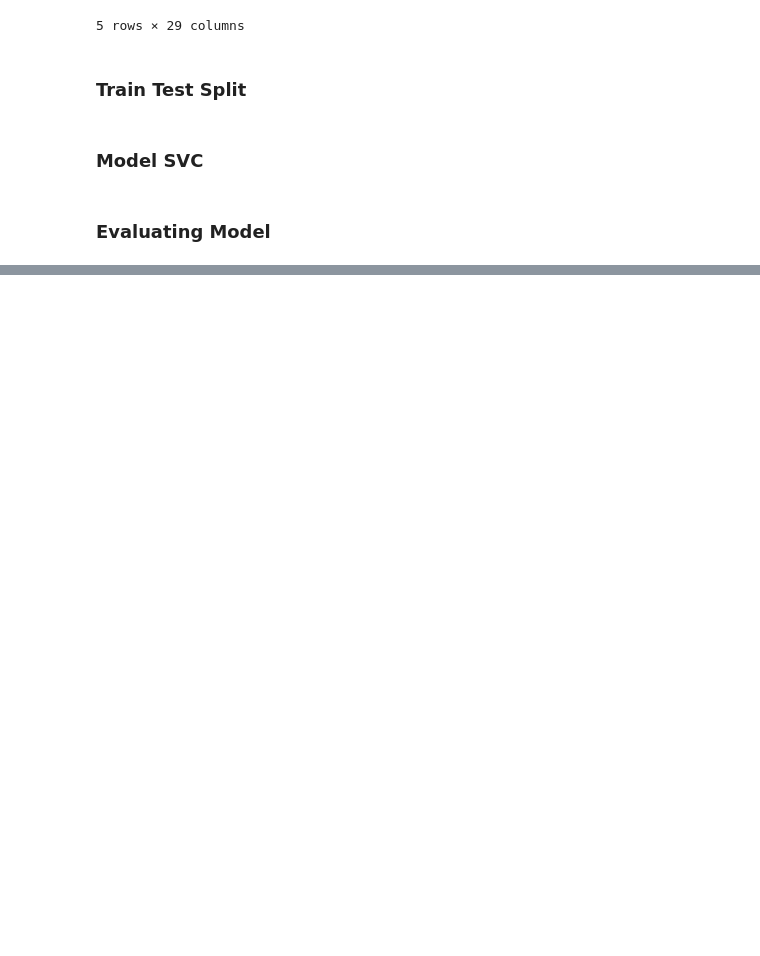
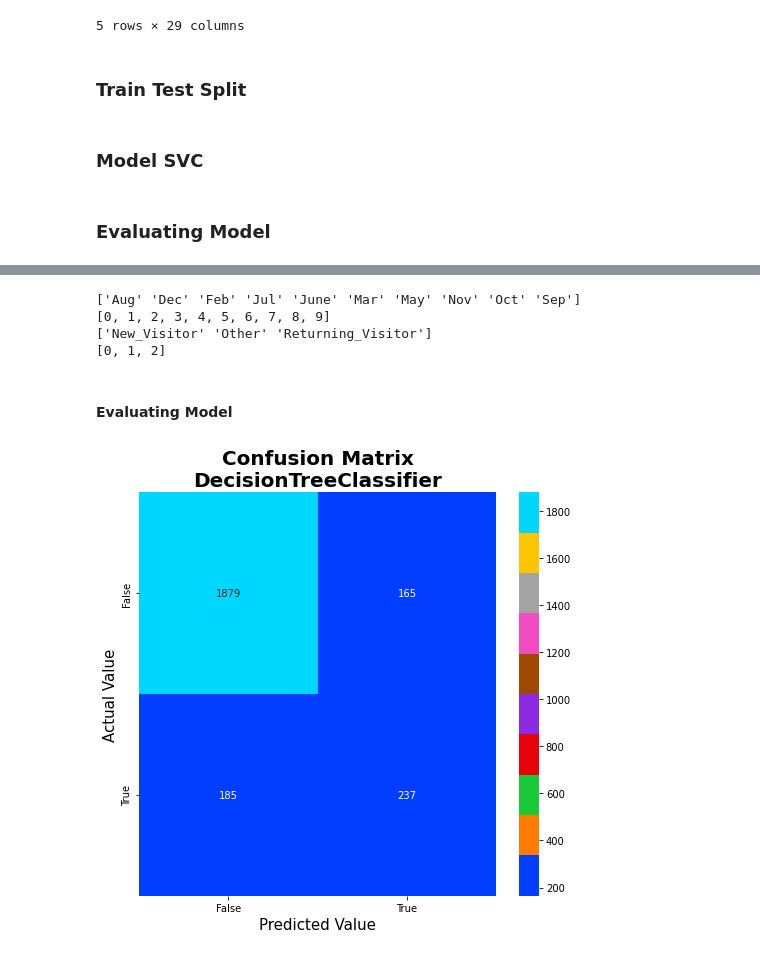
Before and after one commit to UsepSyaikalArifin/DQLab-Academy-Course-Online, a Jupyter notebook: Kelas Fundamental 2/Machine Learning With Python for Beginner/Jupyter Notebook/main.ipynb, the cells around one changed output, grey strips where cells are left out. Cells and saved outputs as stored; diff of their text form; code cells hidden in the pictures; blank space fills up the shorter version.

```diff
--- a/Kelas Fundamental 2/Machine Learning With Python for Beginner/Jupyter Notebook/main.ipynb
+++ b/Kelas Fundamental 2/Machine Learning With Python for Beginner/Jupyter Notebook/main.ipynb
@@ -797,0 +999,42 @@ plt.show()
+# %%
+object_columns = model_DTR_dataset.columns[model_DTR_dataset.dtypes == "object"].to_list()
+
+for column in object_columns:
+    LE = LabelEncoder()
+    model_DTR_dataset[column] = LE.fit_transform(model_DTR_dataset[column])
+    print(LE.classes_)
+    print(sorted(model_DTR_dataset[column].unique()))
+# %% [output]
+['Aug' 'Dec' 'Feb' 'Jul' 'June' 'Mar' 'May' 'Nov' 'Oct' 'Sep']
+[0, 1, 2, 3, 4, 5, 6, 7, 8, 9]
+['New_Visitor' 'Other' 'Returning_Visitor']
+[0, 1, 2]
+# %%
+X = model_DTR_dataset.drop(["Revenue"], axis=1)
+y = model_DTR_dataset["Revenue"]
+# %%
+X_train, X_test, y_train, y_test = train_test_split(X, y, test_size=0.2, random_state=0)
+# %%
+from sklearn.tree import DecisionTreeClassifier, plot_tree
+
+model_DTR = DecisionTreeClassifier()
+model_DTR = model_DTR.fit(X_train, y_train)
+y_pred_DTR = model_DTR.predict(X_test)
+# %% [markdown]
+#### Evaluating Model
+# %%
+cm_model_DTR = confusion_matrix(y_test, y_pred_DTR)
+cm_model_DTR = pd.DataFrame(cm_model_DTR)
+
+cmap=sns.color_palette("bright", as_cmap=True)
+fig, axs = plt.subplots(figsize=(7,7))
+sns.heatmap(cm_model_DTR, annot=True, fmt="d", cmap=cmap, ax=axs)
+axs.set_title("Confusion Matrix\nDecisionTreeClassifier", fontsize=20, fontweight="bold")
+axs.set_xticklabels(["False","True"])
+axs.set_xlabel("Predicted Value", fontsize=15)
+axs.set_yticklabels(["False","True"])
+axs.set_ylabel("Actual Value", fontsize=15)
+plt.tight_layout()
+plt.show()
+# %% [output]
+[figure, added]
```
Also changed, not shown: parts of 47 cells of this notebook.
